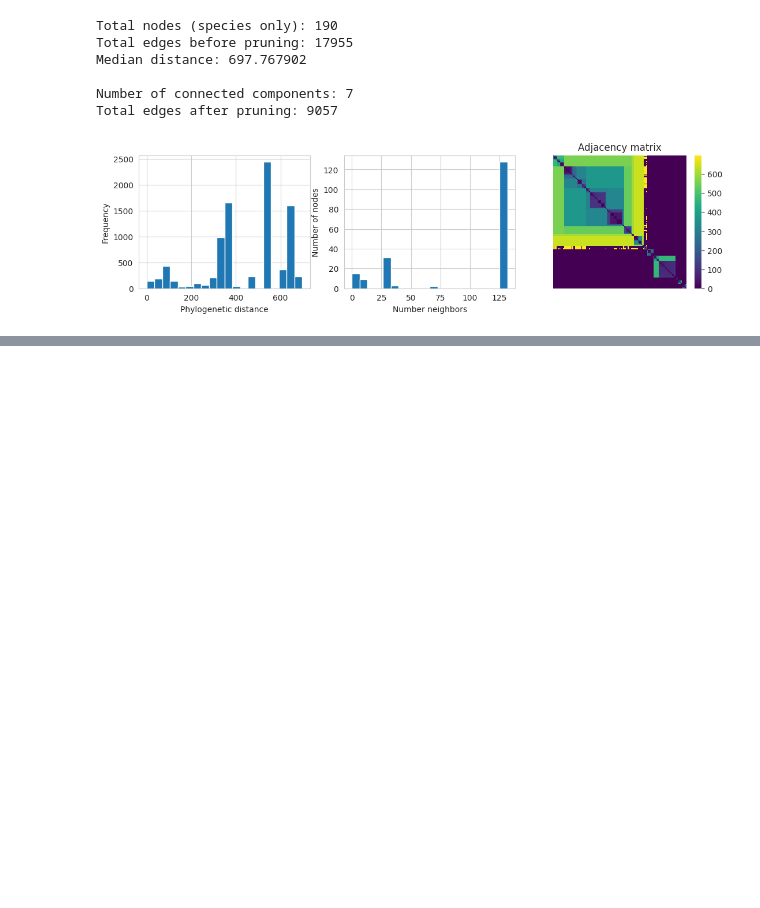
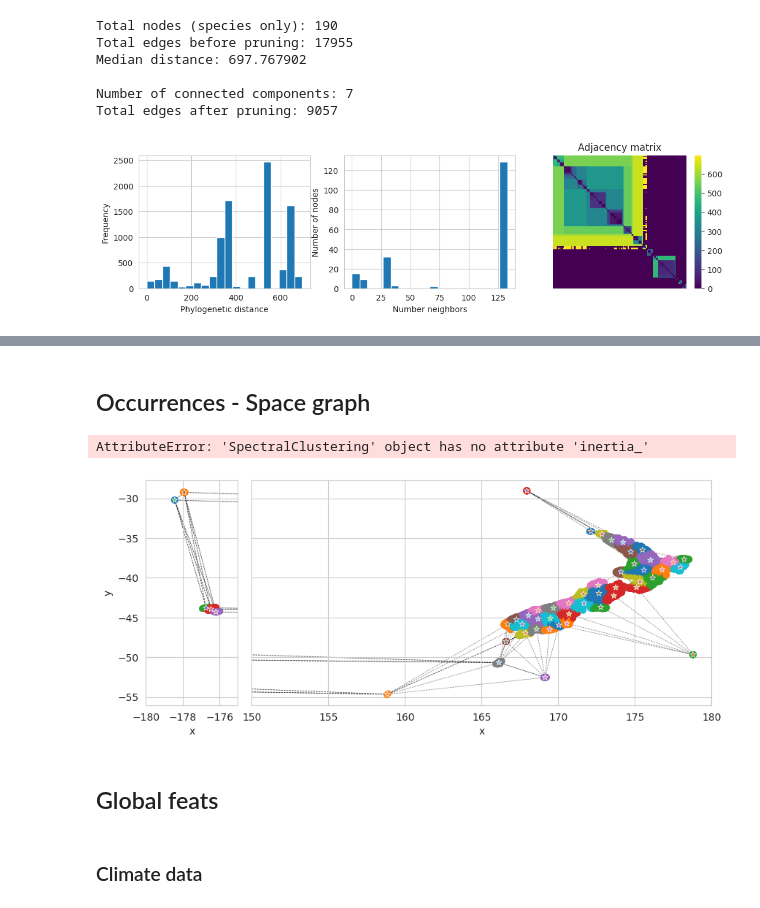
Before and after one commit to simone7monaco/newzeland-plants, a Jupyter notebook: data/new_dataset.ipynb, the cells around one changed output, grey strips where cells are left out. Cells and saved outputs as stored; diff of their text form; code cells hidden in the pictures; blank space fills up the shorter version.

```diff
--- a/data/new_dataset.ipynb
+++ b/data/new_dataset.ipynb
@@ -346,0 +207,61 @@ plt.ylim(-50, -34)
+# %% [markdown]
+## Occurrences - Space graph
+# %%
+all_occurrences = xr.open_dataarray(data_path/"Distribution layers/_all_species_distributions_with species info.tif")
+# %%
+space_df = all_occurrences.isel(band=0).to_pandas().reset_index().melt(id_vars=['y']).rename(columns={'value': 'occurrence'})
+space_df.x = space_df.x.astype(np.float32)
+space_df.y = space_df.y.astype(np.float32)
+space_df = space_df[space_df.occurrence > 0].drop(columns='occurrence').reset_index(drop=True)
+# %%
+from sklearn.cluster import SpectralClustering
+n_clusters = range(2, 50)
+silhouette = []
+for n in n_clusters:
+    clustering = SpectralClustering(n_clusters=n, random_state=0).fit(space_df[['x', 'y']])
+    silhouette.append(clustering.inertia_)
+
+fig, ax = plt.subplots(1, 2, figsize=(12, 4))
+ax[0].plot(n_clusters, silhouette)
+ax[0].set_xlabel('Number of clusters')
+ax[1].plot(n_clusters, silhouette)
+ax[1].set_xlabel('Number of clusters')
+ax[1].set_yscale('log')
+# %% [output]
+AttributeError: 'SpectralClustering' object has no attribute 'inertia_'
+# %%
+clustering = SpectralClustering(n_clusters=50, random_state=0).fit(space_df[['x', 'y']])
+space_df['cluster'] = clustering.labels_
+
+import torch
+from torch_geometric.data import Data
+from torch_geometric.transforms import KNNGraph
+
+spatial_graph = Data(pos=torch.tensor(space_df.groupby('cluster').agg({'x': 'mean', 'y': 'mean'}).values).float())
+spatial_graph = KNNGraph(k=6)(spatial_graph)
+
+# Filter data for x < -175 and x > 150
+filtered_df1 = space_df[space_df['x'] < -175]
+filtered_df2 = space_df[space_df['x'] > 150]
+
+fig, (ax1, ax2) = plt.subplots(1, 2, figsize=(10, 4), sharey=True, gridspec_kw={'width_ratios': [1, 5], 'wspace': 0.05})
+
+# Scatter plot for x < -175
+sns.scatterplot(data=filtered_df1, x='x', y='y', hue='cluster', palette='tab10', legend=False, edgecolor=None, ax=ax1)
+ax1.plot(spatial_graph.pos[spatial_graph.edge_index, 0], spatial_graph.pos[spatial_graph.edge_index, 1], '--', c='black', alpha=.5, lw=.5, zorder=0)
+sns.scatterplot(data=space_df.groupby('cluster').mean(), x='x', y='y', hue='cluster', ax=ax1, palette='muted', legend=False, zorder=2, marker='*')
+ax1.set_xlim(-180, -175)
+
+# Scatter plot for x > 150
+sns.scatterplot(data=filtered_df2, x='x', y='y', hue='cluster', palette='tab10', legend=False, edgecolor=None, ax=ax2)
+ax2.plot(spatial_graph.pos[spatial_graph.edge_index, 0], spatial_graph.pos[spatial_graph.edge_index, 1], '--', c='black', alpha=.5, lw=.5, zorder=0)
+sns.scatterplot(data=space_df.groupby('cluster').mean(), x='x', y='y', hue='cluster', ax=ax2, palette='muted', legend=False, zorder=2, marker='*')
+ax2.set_xlim(150, 180)
+
+plt.show()
+# %% [output]
+[figure, added]
+# %% [markdown]
+## Global feats
+# %% [markdown]
+### Climate data
```
Also changed, not shown: parts of 63 cells of this notebook, 3 other files.
